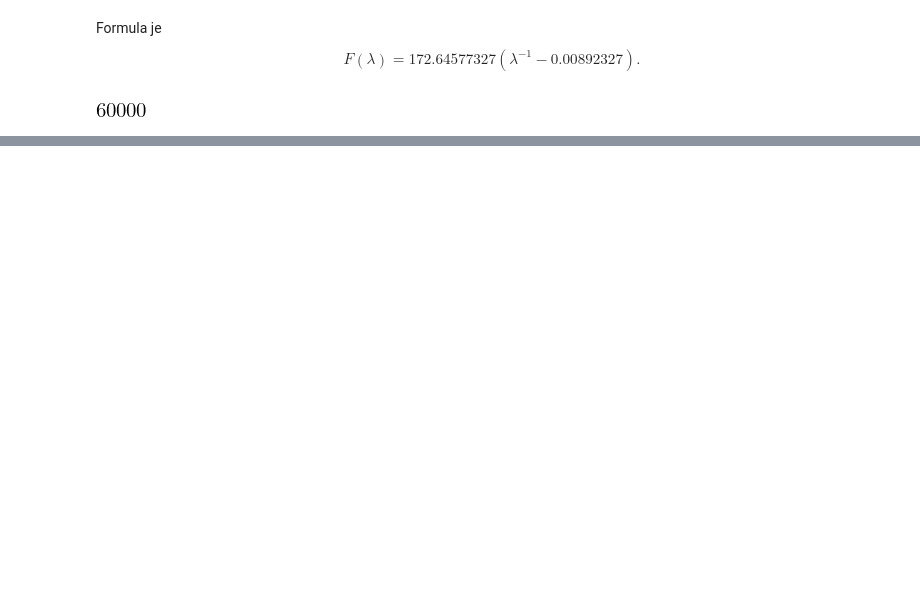
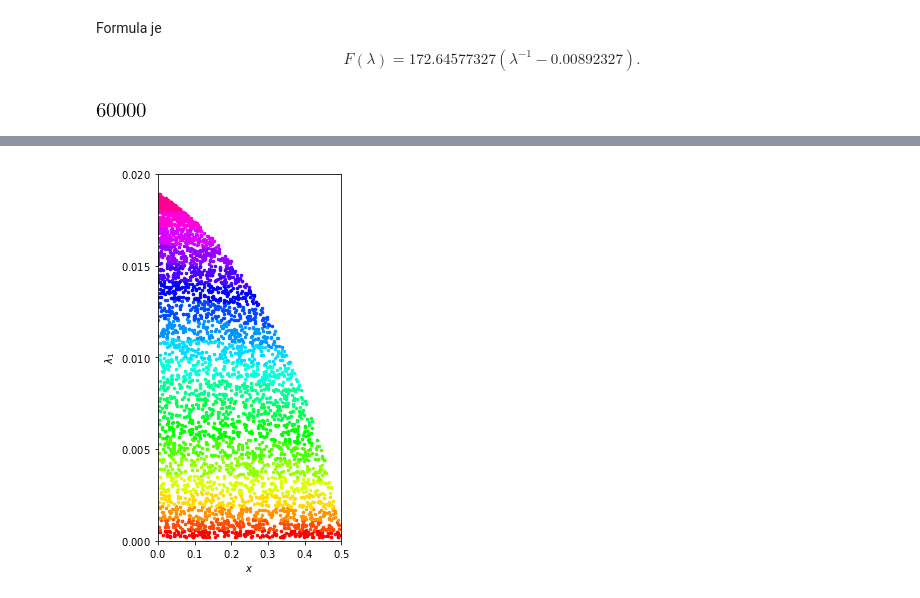
Before and after one commit to DavorPenzar/diplomski, a Jupyter notebook: code/Divizija.ipynb, the cells around one changed output, grey strips where cells are left out. Drawn from its saved outputs; the diff is of its cells as text; code cells hidden in the pictures; blank space fills up the shorter version.

```diff
--- a/code/Divizija.ipynb
+++ b/code/Divizija.ipynb
@@ -426,0 +543,63 @@ except (NameError, UnboundLocalError):
+# %%
+fig = plt.figure(num = 'Sample: x, lambda_0', figsize = (3.796875, 6.75))
+
+ax = fig.add_subplot(111)
+
+ax.set_aspect(50.0)
+
+col = rainbow(int(y_quant.size) - 1)
+
+for i in range(int(y_quant.size) - 1):
+    I = (df_sample.y_1 >= y_quant[i]) & (df_sample.y_1 < y_quant[i + 1])
+
+    ax.plot(
+        df_sample.loc[I, 'x_1'],
+        df_sample.loc[I, 'l_0'] ** -1,
+        color = col[i],
+        linestyle = 'None',
+        marker = '.',
+        ms = 5
+    )
+
+    del I
+try:
+    del i
+except (NameError, UnboundLocalError):
+    pass
+
+del col
+
+ax.set_xlabel("$ x $")
+ax.set_ylabel("$ \lambda_{1} $")
+
+ax.set_xticks((0.0, 0.1, 0.2, 0.3, 0.4, 0.5))
+ax.set_yticks((0.000, 0.005, 0.010, 0.015, 0.020))
+
+ax.set_xticklabels(
+    (
+        "$ 0.0 $",
+        "$ 0.1 $",
+        "$ 0.2 $",
+        "$ 0.3 $",
+        "$ 0.4 $",
+        "$ 0.5 $"
+    )
+)
+ax.set_yticklabels(
+    (
+        "$ 0.000 $",
+        "$ 0.005 $",
+        "$ 0.010 $",
+        "$ 0.015 $",
+        "$ 0.020 $"
+    )
+)
+
+ax.set_xlim((0.0, 0.5))
+ax.set_ylim((0.0, 0.02))
+
+fig.savefig('../x-lambda.pdf')
+
+plt.show()
+# %% [output]
+[figure, added]
```
Also changed, not shown: parts of 25 cells of this notebook, 2 other files.
